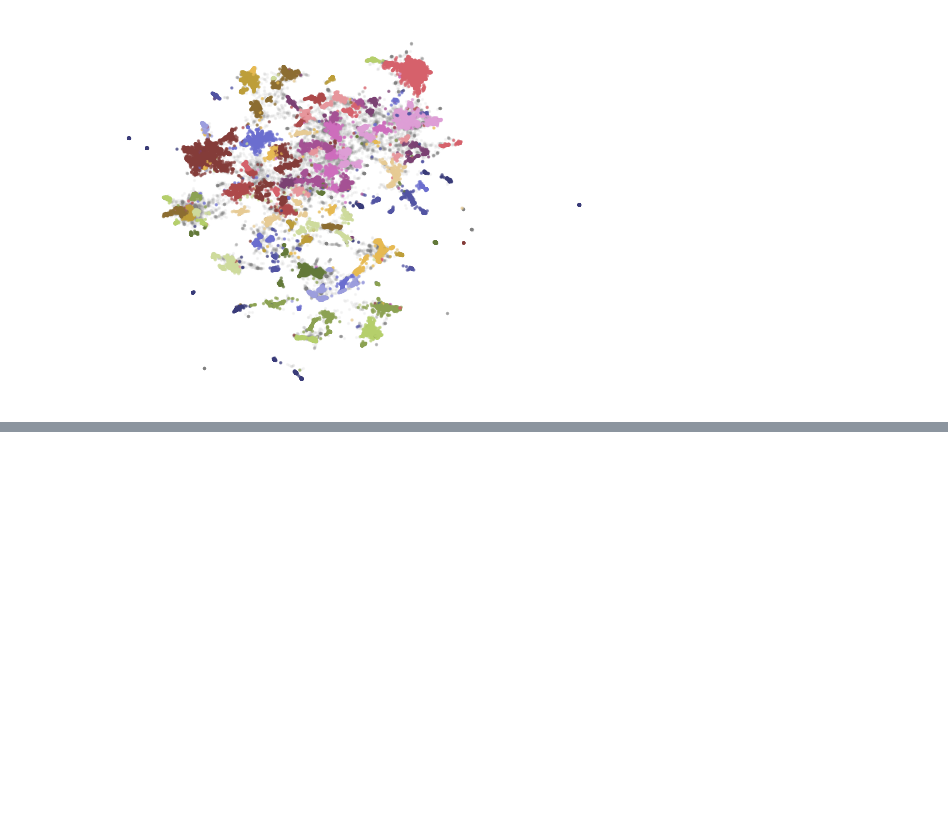
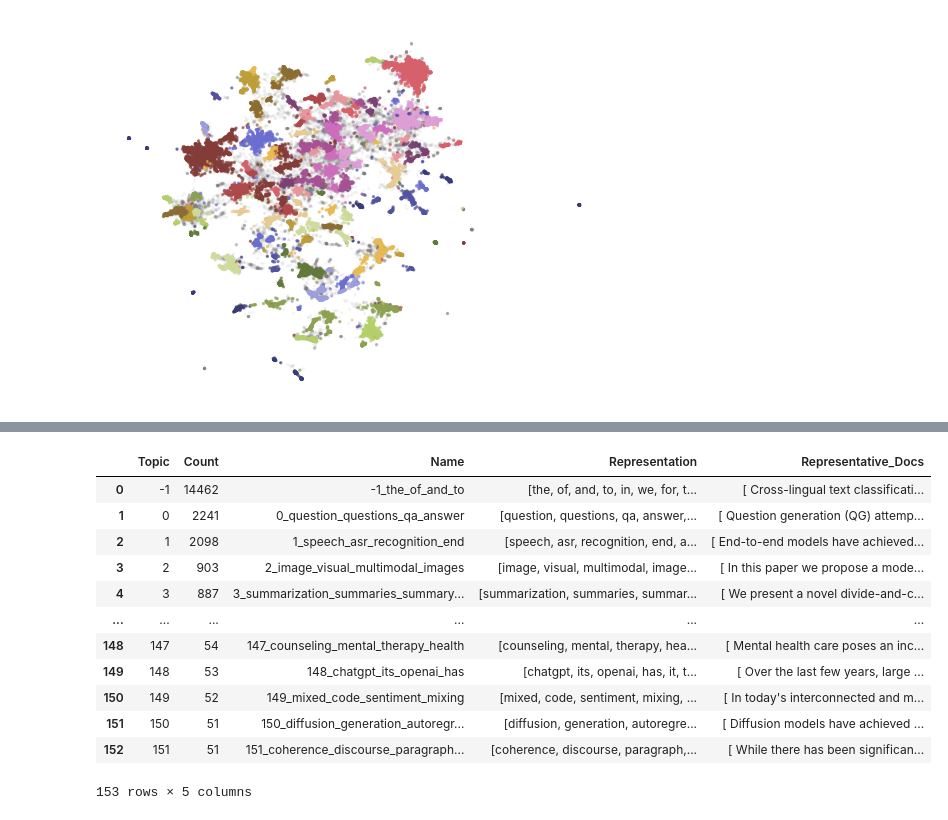
Before and after one commit to Samin-Sadaf7/Book-of-LLMs, a Jupyter notebook: HandsOnLLM_5.ipynb, the cells around one changed output, grey strips where cells are left out. Drawn from its saved outputs; the diff is of its cells as text; code cells hidden in the pictures; blank space fills up the shorter version.

Commit message:
Topic Modeling with BERTopic

```diff
--- a/HandsOnLLM_5.ipynb
+++ b/HandsOnLLM_5.ipynb
@@ -131,0 +138,9 @@ plt.axis("off")
+# %%
+from bertopic import BERTopic
+#Train our model woth previously defined models
+topic_model = BERTopic(
+    embedding_model = embedding_model,
+    umap_model = umap_model,
+    hdbscan_model = hdbscan_model,
+    verbose = True
+).fit(abstracts, embeddings)
@@ -131,0 +154,16 @@ plt.axis("off")
+# %%
+topic_model.get_topic_info()
+# %% [output]
+|  | Topic | Count | Name | Representation | Representative_Docs |
+| 0 | -1 | 14462 | -1_the_of_and_to | [the, of, and, to, in, we, for, t... | [ Cross-lingual text classificati... |
+| 1 | 0 | 2241 | 0_question_questions_qa_answer | [question, questions, qa, answer,... | [ Question generation (QG) attemp... |
+| 2 | 1 | 2098 | 1_speech_asr_recognition_end | [speech, asr, recognition, end, a... | [ End-to-end models have achieved... |
+| 3 | 2 | 903 | 2_image_visual_multimodal_images | [image, visual, multimodal, image... | [ In this paper we propose a mode... |
+| 4 | 3 | 887 | 3_summarization_summaries_summary... | [summarization, summaries, summar... | [ We present a novel divide-and-c... |
+| ... | ... | ... | ... | ... | ... |
+| 148 | 147 | 54 | 147_counseling_mental_therapy_health | [counseling, mental, therapy, hea... | [ Mental health care poses an inc... |
+| 149 | 148 | 53 | 148_chatgpt_its_openai_has | [chatgpt, its, openai, has, it, t... | [ Over the last few years, large ... |
+| 150 | 149 | 52 | 149_mixed_code_sentiment_mixing | [mixed, code, sentiment, mixing, ... | [ In today's interconnected and m... |
+| 151 | 150 | 51 | 150_diffusion_generation_autoregr... | [diffusion, generation, autoregre... | [ Diffusion models have achieved ... |
+| 152 | 151 | 51 | 151_coherence_discourse_paragraph... | [coherence, discourse, paragraph,... | [ While there has been significan... |
+153 rows × 5 columns
```
Also changed, not shown: parts of 6 cells of this notebook.
